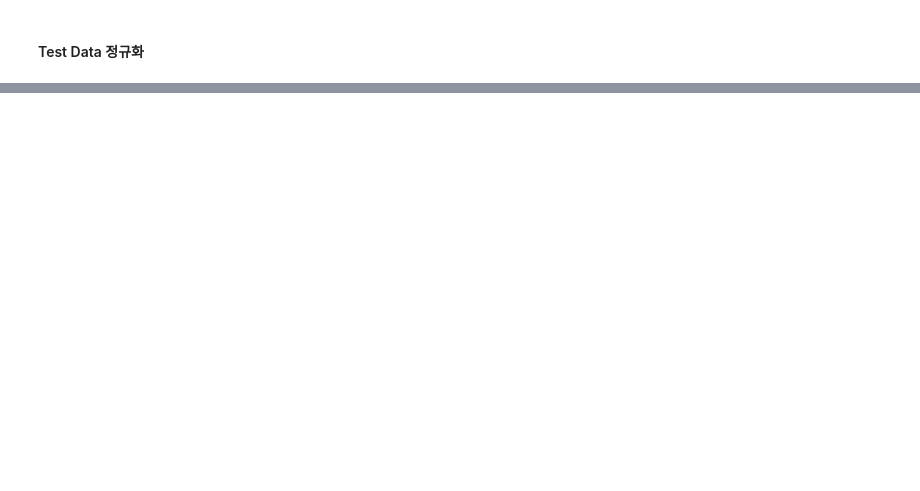
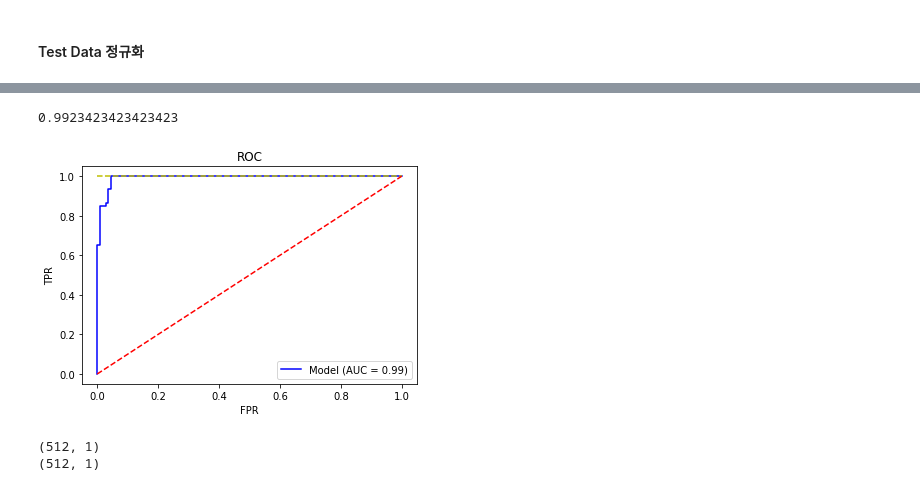
Before and after one commit to bignamu/BigBunGi, a Jupyter notebook: 1201.ipynb, the cells around one changed output, grey strips where cells are left out. Cells and saved outputs as stored; diff of their text form; code cells hidden in the pictures; blank space fills up the shorter version.

```diff
--- a/1201.ipynb
+++ b/1201.ipynb
@@ -136,0 +179,6 @@ max      2.756993    2.418624    4.903108    1.363941
+# %%
+# ML 알고리즘 모듈 불러오기 및 학습데이터에 적용(LogisticRegression)
+# 여기서는 min-max 정규화 데이터로 분석
+from sklearn.linear_model import LogisticRegression
+model=LogisticRegression()
+model.fit(X_scaled_minmax_train, y_train)
@@ -136,0 +455,2 @@ max      2.756993    2.418624    4.903108    1.363941
+# %%
+fpr,tpr,thresholds = roc_curve(y_test,model.predict_proba(X_scaled_minmax_test)[:,1])
@@ -136,0 +496,24 @@ max      2.756993    2.418624    4.903108    1.363941
+# %%
+roc_auc
+# %% [output]
+0.9923423423423423
+# %%
+import matplotlib.pyplot as plt
+plt.title('ROC')
+plt.xlabel('FPR')
+plt.ylabel('TPR')
+
+plt.plot(fpr,tpr,'b',label=f'Model (AUC = {roc_auc:.2f})')
+plt.plot([0,1],[1,1],'y--')
+plt.plot([0,1],[0,1],'r--')
+
+plt.legend(loc='lower right')
+plt.show()
+# %% [output]
+[figure, added]
+# %%
+print(pd.DataFrame(pred_train).shape)
+print(y_train.shape)
+# %% [output]
+(512, 1)
+(512, 1)
```
Also changed, not shown: parts of 44 cells of this notebook, 8 other files.
